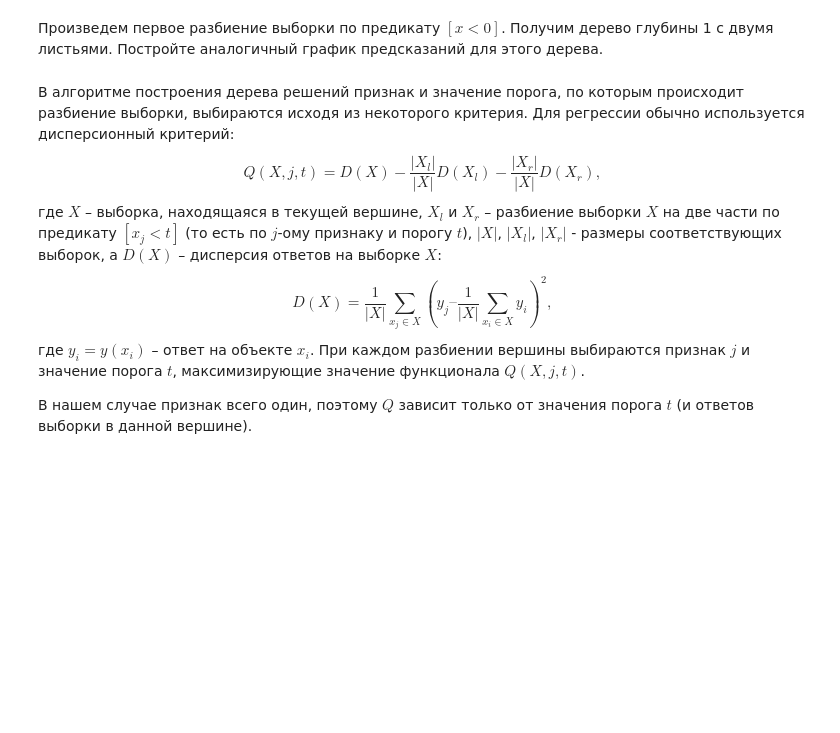
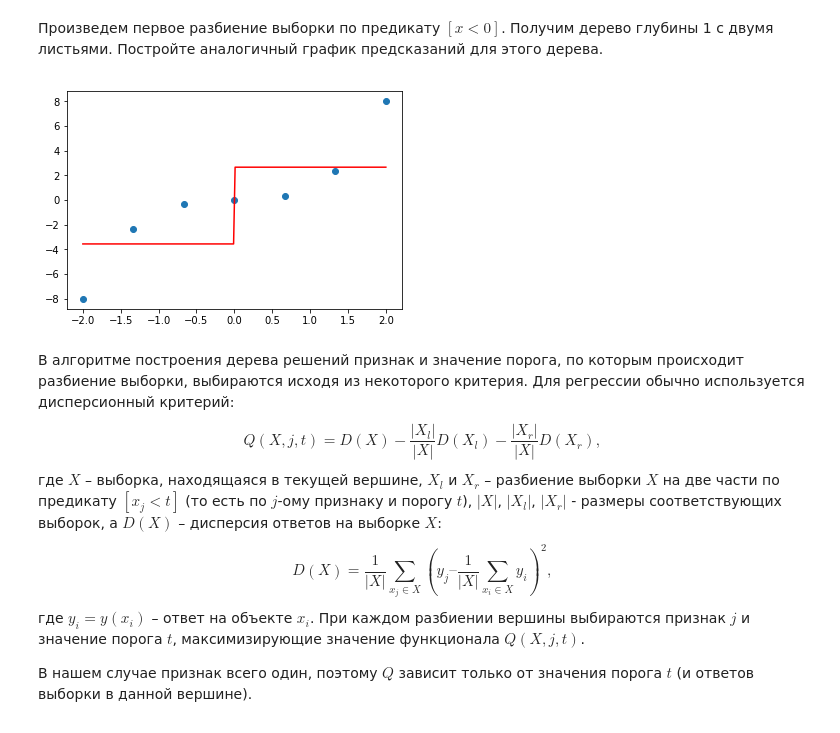
Before and after one commit to ivan-magda/mlcourse_open_homeworks, a Jupyter notebook: hw3_session3_decision_trees.ipynb, the cells around one changed output. Cells and saved outputs as stored; diff of their text form; code cells hidden in the pictures; blank space fills up the shorter version.

```diff
--- a/hw3_session3_decision_trees.ipynb
+++ b/hw3_session3_decision_trees.ipynb
@@ -41,3 +50,14 @@ plt.ylabel(r'$y$');
+# %%
+xx = np.linspace(-2, 2, 200)
+pred = [np.mean(y[X < 0]) if x < 0 else np.mean(y[X >= 0]) for x in xx]
+
+X = np.linspace(-2, 2, 7)
+y = X ** 3
+
+plt.scatter(X, y);
+plt.plot(xx, pred, c='red');
+# %% [output]
+[figure, added]
 # %% [markdown]
 В алгоритме построения дерева решений признак и значение порога, по которым происходит разбиение выборки, выбираются исходя из некоторого критерия. Для регрессии обычно используется дисперсионный критерий:
 $$Q(X, j, t) = D(X) - \dfrac{|X_l|}{|X|} D(X_l) - \dfrac{|X_r|}{|X|} D(X_r),$$
```
Also changed, not shown: parts of 31 cells of this notebook.
